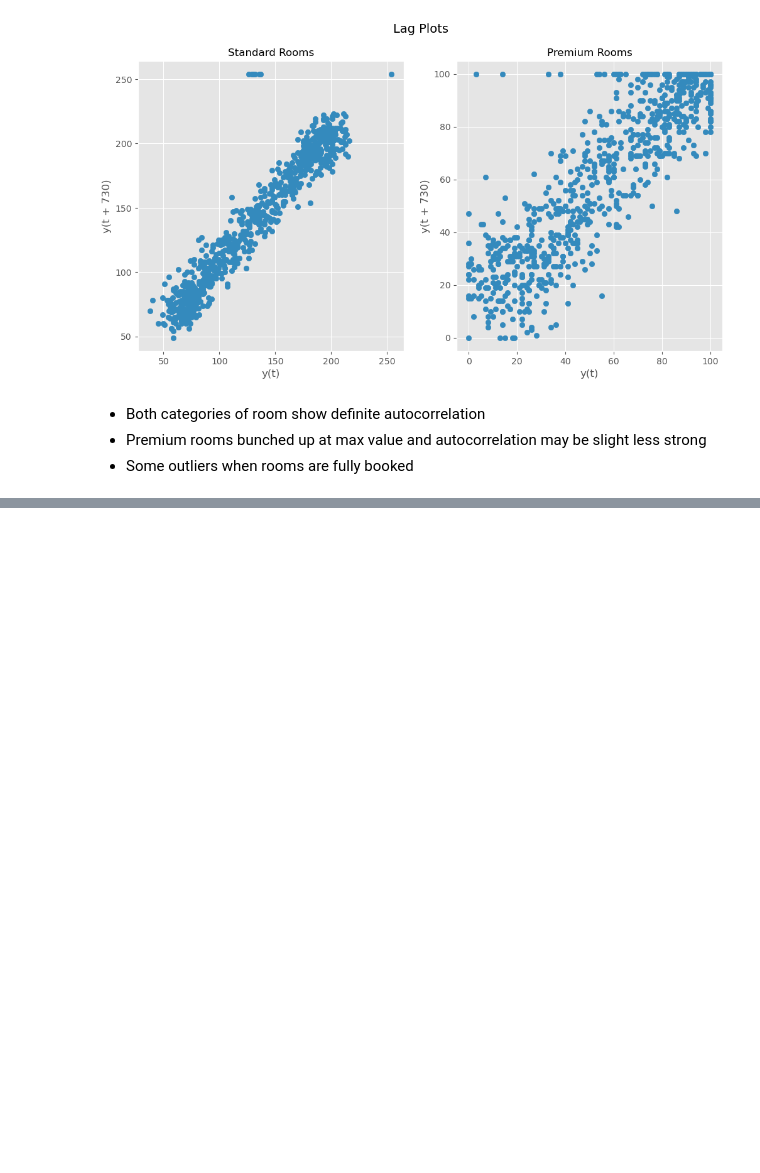
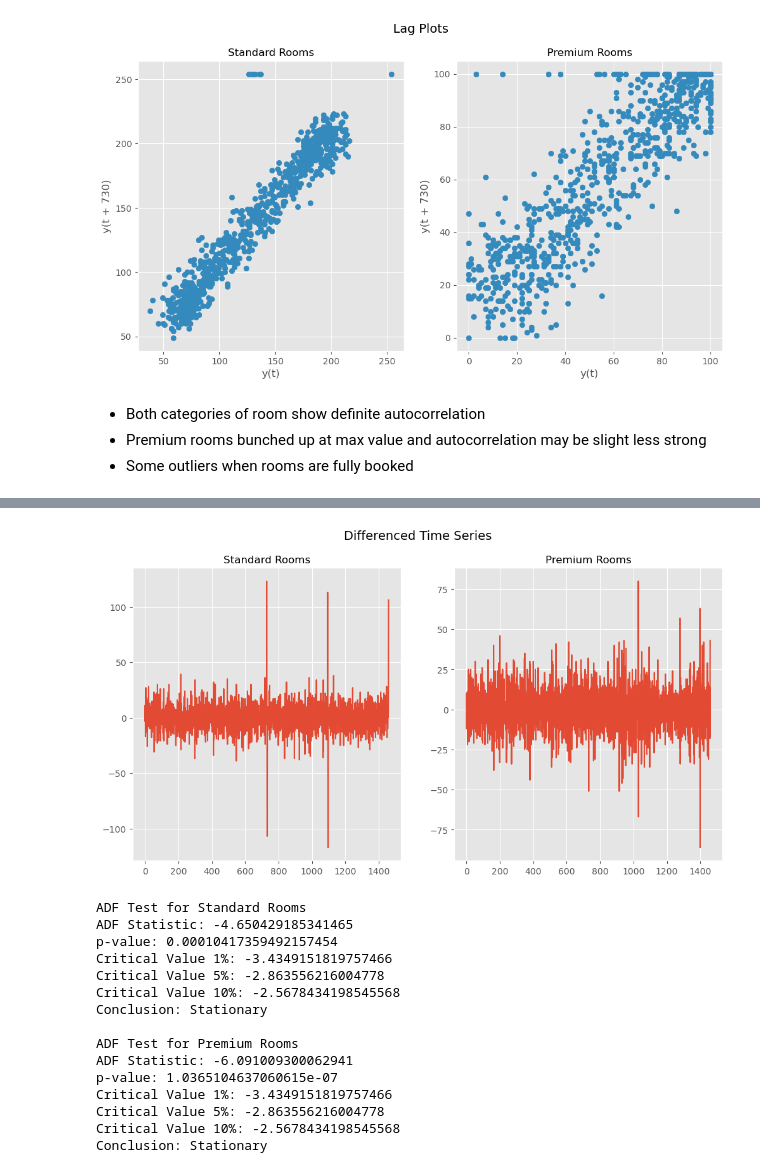
Before and after one commit to StuartG24/Travel_Co_Analysis, a Jupyter notebook: Notebooks_Data_Analysis/demand_analysis.ipynb, the cells around one changed output, grey strips where cells are left out. Cells and saved outputs as stored; diff of their text form; code cells hidden in the pictures; blank space fills up the shorter version.

```diff
--- a/Notebooks_Data_Analysis/demand_analysis.ipynb
+++ b/Notebooks_Data_Analysis/demand_analysis.ipynb
@@ -152,0 +161,19 @@ plt.show()
+# %%
+# Is there evidence of stationarity?
+
+# Augmented Dickey-Fuller (ADF) test
+print(f'ADF Test for Standard Rooms')
+adf_result = adfuller(hotel_time_series_df['Standard_OCC'])
+print(f'ADF Statistic: {adf_result[0]}')
+print(f'p-value: {adf_result[1]}')
+for key, value in adf_result[4].items():
+    print(f'Critical Value {key}: {value}')
+print('Conclusion:', 'Stationary' if adf_result[1] < 0.05 else 'Non-Stationary', "\n")
+
+print(f'ADF Test for Premium Rooms')
+adf_result = adfuller(hotel_time_series_df['Premium_OCC'])
+print(f'ADF Statistic: {adf_result[0]}')
+print(f'p-value: {adf_result[1]}')
+for key, value in adf_result[4].items():
+    print(f'Critical Value {key}: {value}')
+print('Conclusion:', 'Stationary' if adf_result[1] < 0.05 else 'Non-Stationary', "\n")
@@ -152,0 +196,49 @@ plt.show()
+# %%
+# Perform differencing to confirm non-stationary
+
+differenced_series_std = np.diff(hotel_time_series_df['Standard_OCC'])
+differenced_series_prm = np.diff(hotel_time_series_df['Premium_OCC'])
+
+fig, (ax1, ax2) = plt.subplots(nrows=1, ncols=2, figsize=(12, 6))
+fig.suptitle('Differenced Time Series', fontsize=14)
+
+ax1.set_title('Standard Rooms', fontsize=12)
+ax1.plot(differenced_series_std)
+ax2.set_title('Premium Rooms', fontsize=12)
+ax2.plot(differenced_series_prm)
+
+plt.show()
+
+# Repeat ADF Test
+print(f'ADF Test for Standard Rooms')
+adf_result = adfuller(differenced_series_std)
+print(f'ADF Statistic: {adf_result[0]}')
+print(f'p-value: {adf_result[1]}')
+for key, value in adf_result[4].items():
+    print(f'Critical Value {key}: {value}')
+print('Conclusion:', 'Stationary' if adf_result[1] < 0.05 else 'Non-Stationary', "\n")
+
+print(f'ADF Test for Premium Rooms')
+adf_result = adfuller(differenced_series_prm)
+print(f'ADF Statistic: {adf_result[0]}')
+print(f'p-value: {adf_result[1]}')
+for key, value in adf_result[4].items():
+    print(f'Critical Value {key}: {value}')
+print('Conclusion:', 'Stationary' if adf_result[1] < 0.05 else 'Non-Stationary', "\n")
+# %% [output]
+[figure, added]
+ADF Test for Standard Rooms
+ADF Statistic: -4.650429185341465
+p-value: 0.00010417359492157454
+Critical Value 1%: -3.4349151819757466
+Critical Value 5%: -2.863556216004778
+Critical Value 10%: -2.5678434198545568
+Conclusion: Stationary
+
+ADF Test for Premium Rooms
+ADF Statistic: -6.091009300062941
+p-value: 1.0365104637060615e-07
+Critical Value 1%: -3.4349151819757466
+Critical Value 5%: -2.863556216004778
+Critical Value 10%: -2.5678434198545568
+Conclusion: Stationary
```
Also changed, not shown: parts of 12 cells of this notebook.
